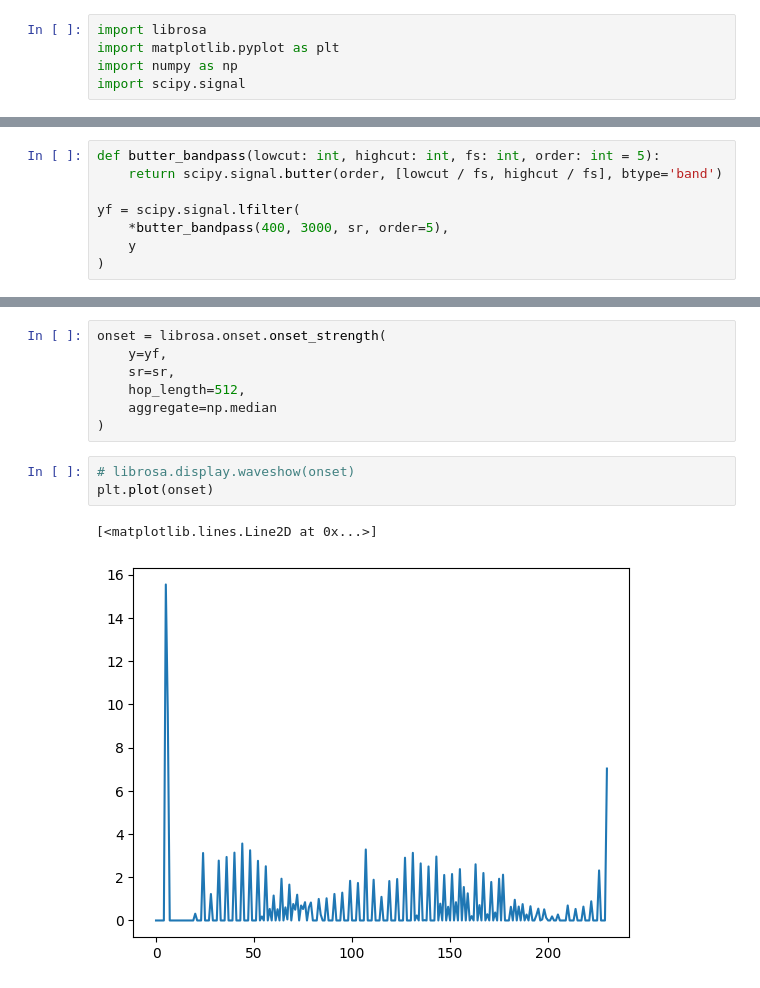
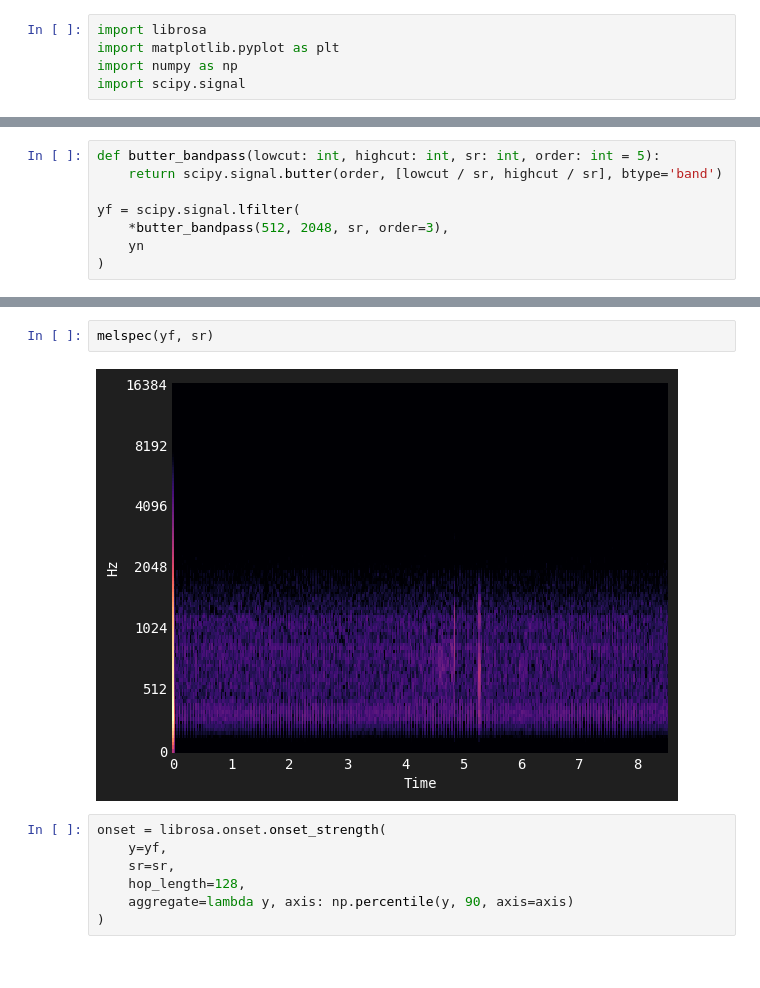
Before and after one commit to filipio/vibroacoustic-analysis, a Jupyter notebook: peaks.ipynb, the cells around one changed output, grey strips where cells are left out. Saved outputs shown, nothing was run; the diff lists cells and outputs as text.

```diff
--- a/peaks.ipynb
+++ b/peaks.ipynb
@@ -44,8 +60,8 @@ librosa.display.specshow(mel, y_axis='mel', fmax=16000, x_axis='time');
 # %%
-def butter_bandpass(lowcut: int, highcut: int, fs: int, order: int = 5):
-    return scipy.signal.butter(order, [lowcut / fs, highcut / fs], btype='band')
+def butter_bandpass(lowcut: int, highcut: int, sr: int, order: int = 5):
+    return scipy.signal.butter(order, [lowcut / sr, highcut / sr], btype='band')
 
 yf = scipy.signal.lfilter(
-    *butter_bandpass(400, 3000, sr, order=5),
-    y
+    *butter_bandpass(512, 2048, sr, order=3),
+    yn
 )
@@ -57,13 +68,11 @@ librosa.display.waveshow(yf)
+# %%
+melspec(yf, sr)
+# %% [output]
+[figure, added]
 # %%
 onset = librosa.onset.onset_strength(
     y=yf,
     sr=sr,
-    hop_length=512,
-    aggregate=np.median
+    hop_length=128,
+    aggregate=lambda y, axis: np.percentile(y, 90, axis=axis)
 )
-# %%
-# librosa.display.waveshow(onset)
-plt.plot(onset)
-# %% [output]
-[<matplotlib.lines.Line2D at 0x...>]
-[figure, removed]
```
Also changed, not shown: parts of 16 cells of this notebook, 4 other files.
